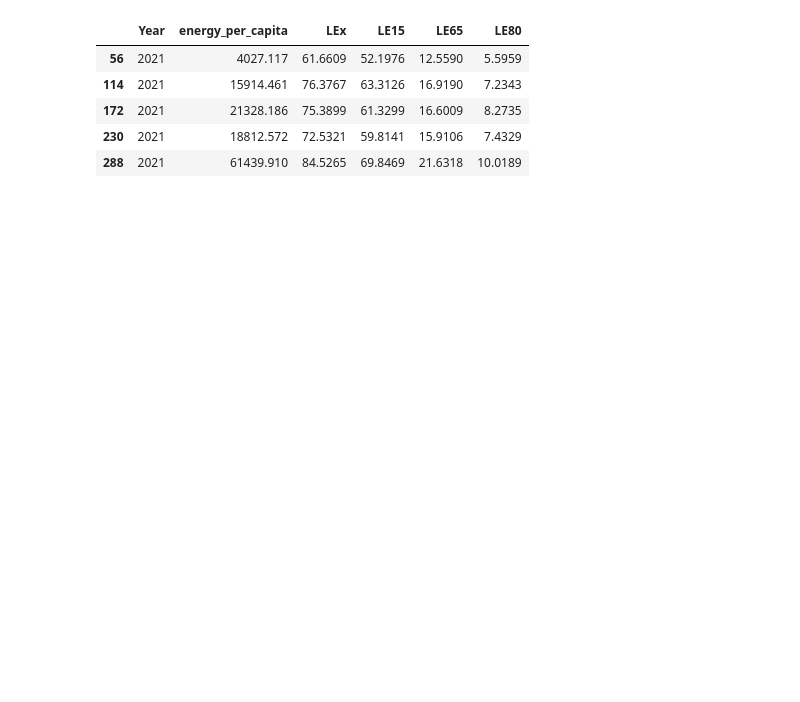
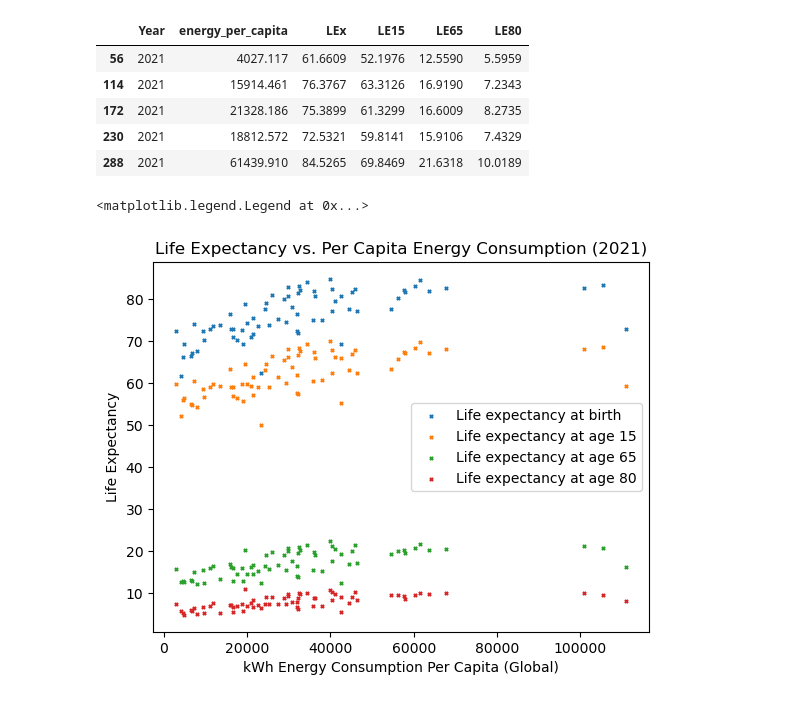
Before and after one commit to Faith-Hall/Group-Project-1, a Jupyter notebook: analysis_1.ipynb, the cells around one changed output. Drawn from its saved outputs; the diff is of its cells as text; code cells hidden in the pictures; blank space fills up the shorter version.

```diff
--- a/analysis_1.ipynb
+++ b/analysis_1.ipynb
@@ -42,6 +49,6 @@ renamed_df.head()
 # %%
-new_df = reduced_df[(reduced_df['Year'] == 2021)]
-new_df.head()
+new_df.df = reduced_df[(reduced_df['Year'] == 2021)]
+new_df.df.head()
 # %% [output]
 |  | Year | energy_per_capita | LEx | LE15 | LE65 | LE80 |
 | 56 | 2021 | 4027.117 | 61.6609 | 52.1976 | 12.5590 | 5.5959 |
@@ -49,6 +56,28 @@ new_df.head()
 | 172 | 2021 | 21328.186 | 75.3899 | 61.3299 | 16.6009 | 8.2735 |
 | 230 | 2021 | 18812.572 | 72.5321 | 59.8141 | 15.9106 | 7.4329 |
 | 288 | 2021 | 61439.910 | 84.5265 | 69.8469 | 21.6318 | 10.0189 |
+# %%
+LEx = new_df["LEx"]
+LE15 = new_df["LE15"]
+LE65 = new_df["LE65"]
+LE80 = new_df["LE80"]
+energy_per_capita = new_df["energy_per_capita"]
+x_axis = energy_per_capita
+# %%
+# graphs/plots
+plt.scatter(x_axis, LEx, marker="x", s=5, label = "Life expectancy at birth")
+plt.scatter(x_axis, LE15, marker="x", s=5, label = "Life expectancy at age 15")
+plt.scatter(x_axis, LE65, marker="x", s=5, label = "Life expectancy at age 65")
+plt.scatter(x_axis, LE80, marker="x", s=5, label = "Life expectancy at age 80")
+
+plt.title("Life Expectancy vs. Per Capita Energy Consumption (2021)")
+plt.xlabel("kWh Energy Consumption Per Capita (Global)")
+plt.ylabel("Life Expectancy")
+
+plt.legend(loc='best')
+# %% [output]
+<matplotlib.legend.Legend at 0x...>
+[figure, added]
 # %%
 LEx = reduced_df["LEx"]
 LE15 = reduced_df["LE15"]
```
Also changed, not shown: parts of 3 cells of this notebook.
